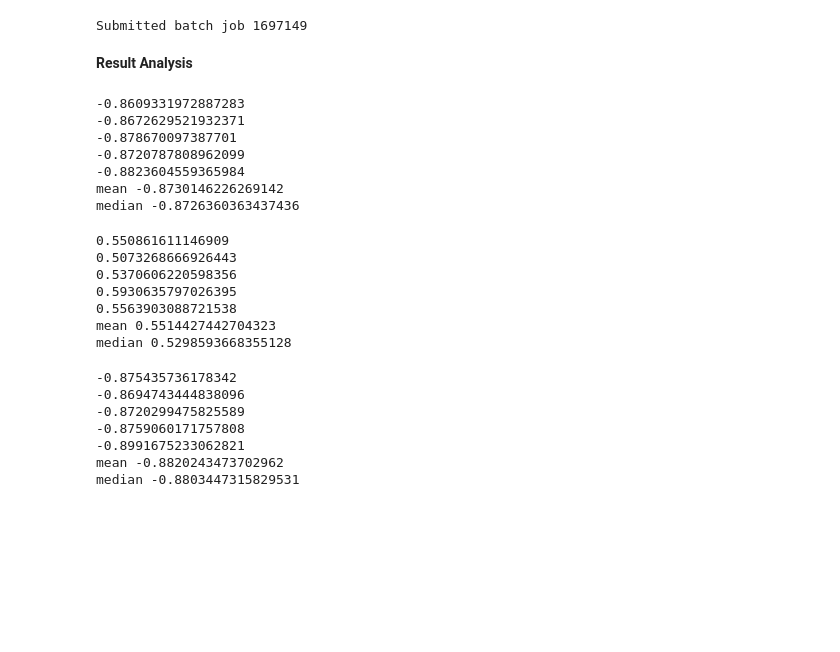
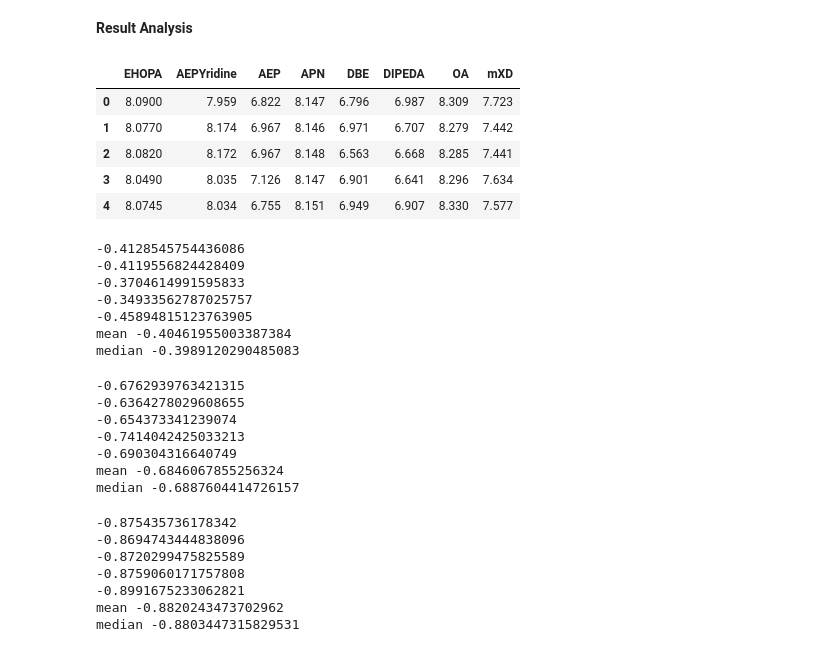
Before and after one commit to thyheal/electret_cal, a Jupyter notebook: flow.ipynb, the cells around one changed output. Drawn from its saved outputs; the diff is of its cells as text; code cells hidden in the pictures; blank space fills up the shorter version.

```diff
--- a/flow.ipynb
+++ b/flow.ipynb
@@ -43,37 +53,27 @@ ea_pcm_Mao = np.array([EA_PCM[i] for i in name_list])
 # %%
 for i in range(len(name_list)):
     for j in range(5):
-        utils.smile2xyz(name_list[i]+str(j)+'_0.xyz',smiles_list[i],random_seed=None)
+        utils.smile2xyz(name_list[i]+str(j)+'_0.xyz',smiles_list[i],randomSeed=None)
 # %%
 method = 'CAM-B3LYP'
 basis = '6-31G(d,p)'
 PCM = 'True'
 EPS = 2.05
+iteration = 5
 # %%
-G0 = gaussian_cal.GaussianCal(method=method,basis=basis,charge='neu',wfn=True,debug=True,PCM=PCM,EPS=EPS)
+G0 = gaussian_cal.GaussianCal(method=method,basis=basis,charge='neu',wfn=True,debug=False,PCM=PCM,EPS=EPS)
+G1 = gaussian_cal.GaussianCal(method=method,basis=basis,charge='pos',wfn=True,debug=False,PCM=PCM,EPS=EPS)
+
+# for i in range(len(name_list)):
 for i in range(len(name_list)):
-    for j in range(5):
+    for j in range(iteration):
         if os.path.exists(f"{name_list[i]}{j}"):
-            # if not utils.xyzcheck(f'{name_list[i]}{j}_0.xyz',smiles_list[i]):
-            #     print(f"{name_list[
-            # i]}{j}_0.xyz is not correct")
-            #     continue
-            while utils.i8cpu_running():
-                time.sleep(60)
+            # while utils.i8cpu_running():
+            #     time.sleep(60)
             G0.Run(f"{name_list[i]}{j}_0.xyz")
-
-G1 = gaussian_cal.GaussianCal(method=method,basis=basis,charge='pos',wfn=True,debug=True,PCM=PCM,EPS=EPS)
-for i in range(len(name_list)):
-    for j in range(5):
-        if os.path.exists(f"{name_list[i]}{j}"):
-            # if not utils.xyzcheck(f'{name_list[i]}{j}_0.xyz',smiles_list[i]):
-            #     print(f"{name_list[i]}{j}_0.xyz is not correct")
-            #     continue
-            while utils.i8cpu_running():
-                time.sleep(60)
+            # while utils.i8cpu_running():
+            #     time.sleep(60)
             G1.Run(f"{name_list[i]}{j}_0.xyz")
-# %% [output]
-Submitted batch job 1697149
 # %% [markdown]
 **Result Analysis**
 # %%
@@ -90,11 +90,8 @@ def data_to_csv(prop,prop_calculation):
     table = pd.DataFrame({column_name[0]: names[f'{prop}_name'], column_name[1]: names[prop]})
     table.to_csv(f'{method}_{basis}_PCM_{prop}' if PCM else f'{method}_{basis}_Gas_{prop}', index=False)
     df = table.drop([f'Name_{prop}(eV)'], axis=1)
-    try:
-        reshaped_data = df[ f'{method}_{basis}_PCM' if PCM else f'{method}_{basis}_Gas'].values.reshape(10, 10).T
-    except:
-        reshaped_data = df[ f'{method}_{basis}_PCM' if PCM else f'{method}_{basis}_Gas'].values.reshape(10, 5).T
-    new_df = pd.DataFrame(reshaped_data, columns=[f'{name_list[i]}' for i in range(10)])
+    reshaped_data = df[ f'{method}_{basis}_PCM' if PCM else f'{method}_{basis}_Gas'].values.reshape(len(name_list), iteration).T
+    new_df = pd.DataFrame(reshaped_data, columns=[f'{name_list[i]}' for i in range(len(name_list))])
     new_df.to_csv(f'{method}_{basis}_PCM_{prop}.csv' if PCM else f'{method}_{basis}_Gas_{prop}.csv', index=False)
     return new_df
 def data_wash(df):
@@ -106,4 +103,12 @@ def data_wash(df):
 # %%
 df_IP = data_to_csv('IP',utils.IP_calculation)
 df_IP = data_wash(df_IP)
+df_IP
+# %% [output]
+|  | EHOPA | AEPYridine | AEP | APN | DBE | DIPEDA | OA | mXD |
+| 0 | 8.0900 | 7.959 | 6.822 | 8.147 | 6.796 | 6.987 | 8.309 | 7.723 |
+| 1 | 8.0770 | 8.174 | 6.967 | 8.146 | 6.971 | 6.707 | 8.279 | 7.442 |
+| 2 | 8.0820 | 8.172 | 6.967 | 8.148 | 6.563 | 6.668 | 8.285 | 7.441 |
+| 3 | 8.0490 | 8.035 | 7.126 | 8.147 | 6.901 | 6.641 | 8.296 | 7.634 |
+| 4 | 8.0745 | 8.034 | 6.755 | 8.151 | 6.949 | 6.907 | 8.330 | 7.577 |
 # %%
@@ -143,25 +148,25 @@ def corrcoef(df):
     print('mean',np.corrcoef(mean,psp_Mao)[0,1])
     print('median',np.corrcoef(median,psp_Mao)[0,1])
     return mean
-HOMO_mean = corrcoef(df_HOMO)
+HOMO_mean = corrcoef(df_IP)
 # %% [output]
--0.8609331972887283
--0.8672629521932371
--0.878670097387701
--0.8720787808962099
--0.8823604559365984
-mean -0.8730146226269142
-median -0.8726360363437436
+-0.4128545754436086
+-0.4119556824428409
+-0.3704614991595833
+-0.34933562787025757
+-0.45894815123763905
+mean -0.40461955003387384
+median -0.3989120290485083
 # %%
-LUMO_mean = corrcoef(df_LUMO)
+LUMO_mean = corrcoef(df_HOMO)
 # %% [output]
-0.550861611146909
-0.5073268666926443
-0.5370606220598356
-0.5930635797026395
-0.5563903088721538
-mean 0.5514427442704323
-median 0.5298593668355128
+-0.6762939763421315
+-0.6364278029608655
+-0.654373341239074
+-0.7414042425033213
+-0.690304316640749
+mean -0.6846067855256324
+median -0.6887604414726157
 # %%
 IP_mean = corrcoef(df_IP)
 # %% [output]
```
Also changed, not shown: parts of 3 cells of this notebook, 4 other files.
